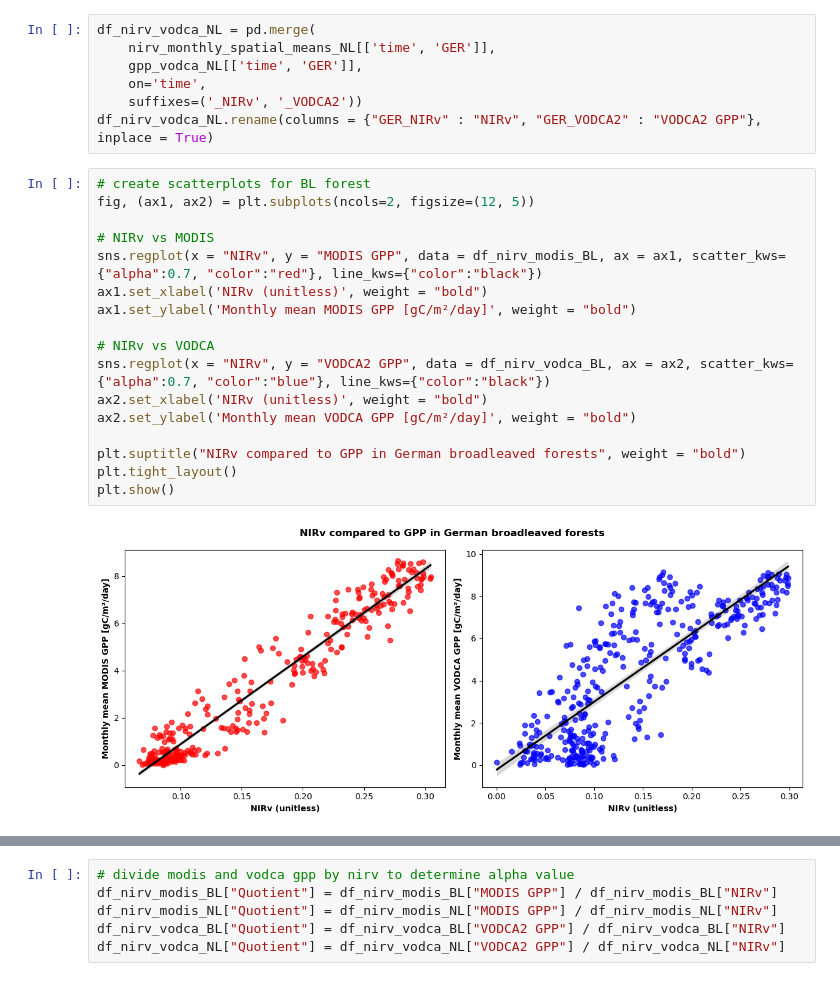
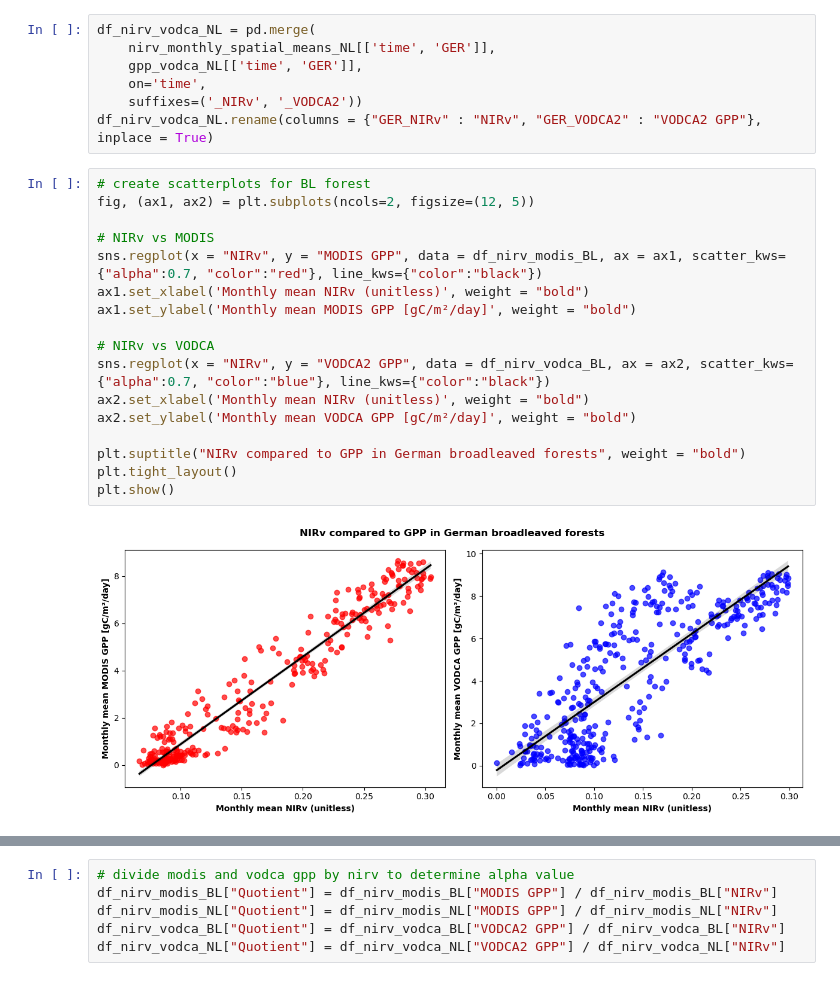
Before and after one commit to irishaake/Thesis_Msc, a Jupyter notebook: 31_Calculate_GPP.ipynb, the cells around one changed output, grey strips where cells are left out. Drawn from its saved outputs; the diff is of its cells as text.

```diff
--- a/31_Calculate_GPP.ipynb
+++ b/31_Calculate_GPP.ipynb
@@ -176,22 +176,22 @@ df_nirv_vodca_NL.rename(columns = {"GER_NIRv" : "NIRv", "GER_VODCA2" : "VODCA2 G
 # %%
 # create scatterplots for BL forest
 fig, (ax1, ax2) = plt.subplots(ncols=2, figsize=(12, 5))
 
 # NIRv vs MODIS
 sns.regplot(x = "NIRv", y = "MODIS GPP", data = df_nirv_modis_BL, ax = ax1, scatter_kws={"alpha":0.7, "color":"red"}, line_kws={"color":"black"})
-ax1.set_xlabel('NIRv (unitless)', weight = "bold")
+ax1.set_xlabel('Monthly mean NIRv (unitless)', weight = "bold")
 ax1.set_ylabel('Monthly mean MODIS GPP [gC/m²/day]', weight = "bold")
 
 # NIRv vs VODCA
 sns.regplot(x = "NIRv", y = "VODCA2 GPP", data = df_nirv_vodca_BL, ax = ax2, scatter_kws={"alpha":0.7, "color":"blue"}, line_kws={"color":"black"})
-ax2.set_xlabel('NIRv (unitless)', weight = "bold")
+ax2.set_xlabel('Monthly mean NIRv (unitless)', weight = "bold")
 ax2.set_ylabel('Monthly mean VODCA GPP [gC/m²/day]', weight = "bold")
 
 plt.suptitle("NIRv compared to GPP in German broadleaved forests", weight = "bold")
 plt.tight_layout()
 plt.show()
 # %% [output]
-[figure, old version]
+[figure, new version]
 # %%
 # create scatterplots for NL forest
 fig, (ax1, ax2) = plt.subplots(ncols=2, figsize=(12, 5))
```
Also changed, not shown: parts of 2 cells of this notebook.
